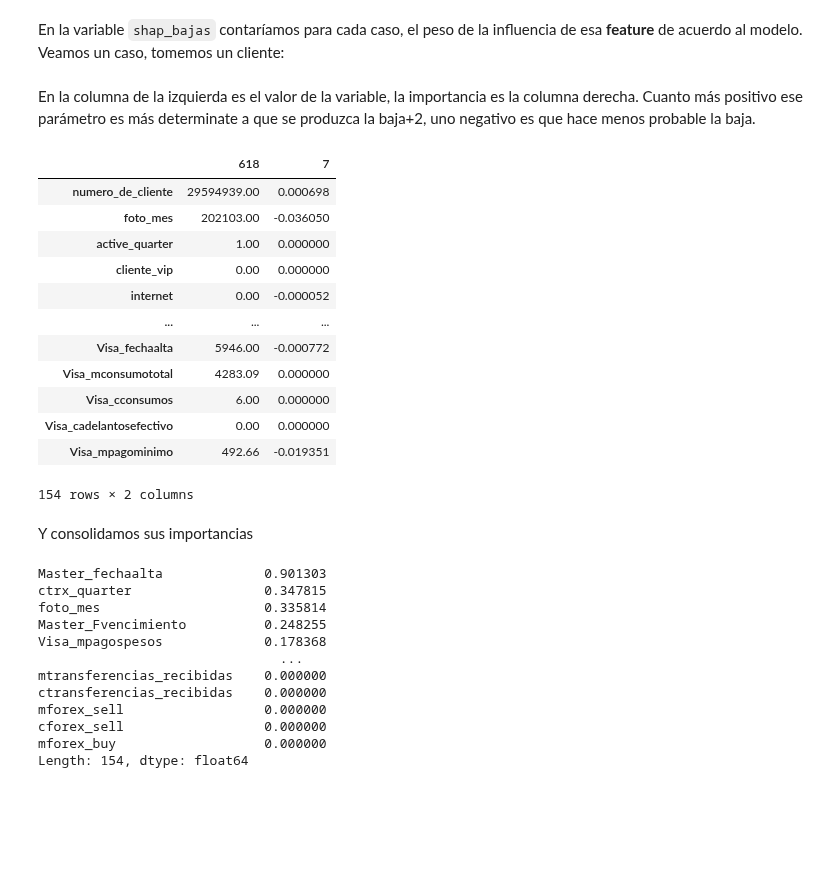
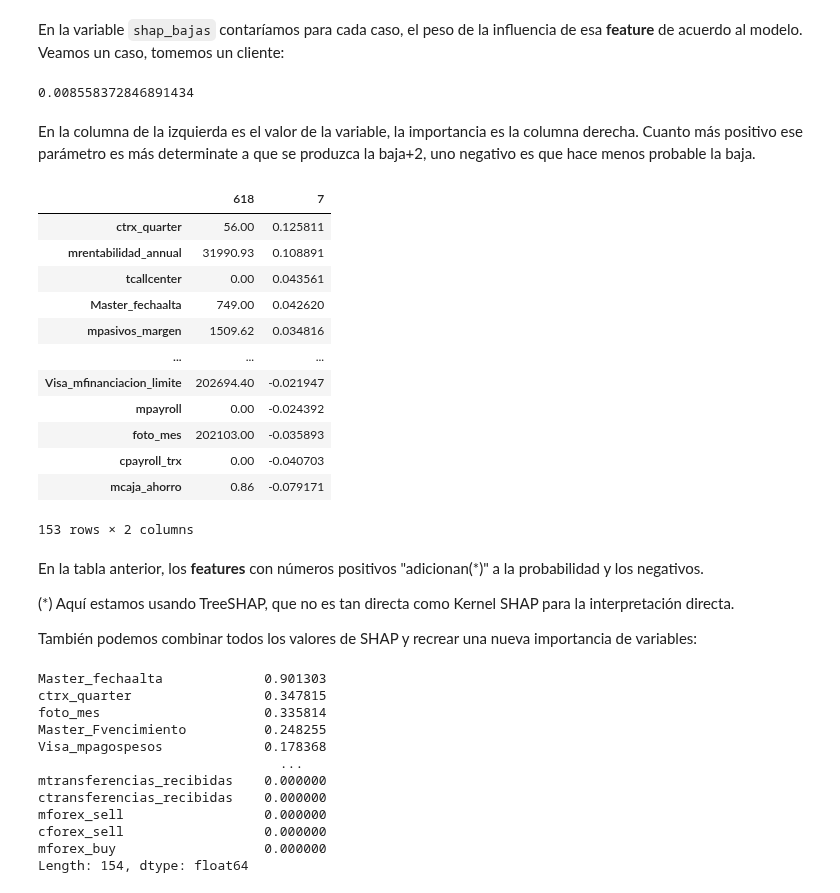
Before and after one commit to bettachini/dmeyf2023, a Jupyter notebook: zweite/801_Sobre_Interpretabilidad.ipynb, the cells around one changed output. Saved outputs shown, nothing was run; the diff lists cells and outputs as text; code cells hidden in the pictures; blank space fills up the shorter version.

```diff
--- a/zweite/801_Sobre_Interpretabilidad.ipynb
+++ b/zweite/801_Sobre_Interpretabilidad.ipynb
@@ -64,8 +50,10 @@ clase_train = ds_train["clase_ternaria"].map(lambda x: 0 if x == "CONTINUA" else
 Y armamos un **dataset** con solo los casos de **BAJAS+1** y **BAJAS+2**. Sacamos los de los **datasets** los targets.
 # %%
 ds_bajas = ds_train.query("clase_ternaria != 'CONTINUA'")
-ds_train = ds_train.drop("clase_ternaria", axis=1)
-ds_bajas = ds_bajas.drop("clase_ternaria", axis=1)
+ds_train = ds_train.drop(["clase_ternaria", "numero_de_cliente"], axis=1)
+# ds_train = ds_train.drop("clase_ternaria", axis=1)
+ds_bajas = ds_bajas.drop(["clase_ternaria", "numero_de_cliente"], axis=1)
+# ds_bajas = ds_bajas.drop("clase_ternaria", axis=1)
 # %% [markdown]
 Y hacemos un modelo **LGBM**. En este punto, usted agregue los mejores parámetros que haya encontrado.
 # %%
@@ -124,24 +109,36 @@ cliente_idx = 7 # el
+# %%
+# busco un caso en p_bajas, con un p alta, y tomo su índice
+cliente_idx = 7 # el
+print(p_bajas[cliente_idx])
+# %% [output]
+0.008558372846891434
 # %% [markdown]
 En la columna de la izquierda es el valor de la variable, la importancia es la columna derecha.
 Cuanto más positivo ese parámetro es más determinate a que se produzca la baja+2, uno negativo es que hace menos probable la baja.
 # %%
-pd.concat([ds_bajas.iloc[7], shap_bajas.iloc[7]], axis=1)
+df = pd.concat([ds_bajas.iloc[cliente_idx], shap_bajas.iloc[cliente_idx]], axis=1)
+# pd.concat([ds_bajas.iloc[7], shap_bajas.iloc[7]], axis=1)
+df.sort_values(by=[cliente_idx], ascending=False)
 # %% [output]
 |  | 618 | 7 |
-| numero_de_cliente | 29594939.00 | 0.000698 |
-| foto_mes | 202103.00 | -0.036050 |
-| active_quarter | 1.00 | 0.000000 |
-| cliente_vip | 0.00 | 0.000000 |
-| internet | 0.00 | -0.000052 |
+| ctrx_quarter | 56.00 | 0.125811 |
+| mrentabilidad_annual | 31990.93 | 0.108891 |
+| tcallcenter | 0.00 | 0.043561 |
+| Master_fechaalta | 749.00 | 0.042620 |
+| mpasivos_margen | 1509.62 | 0.034816 |
 | ... | ... | ... |
-| Visa_fechaalta | 5946.00 | -0.000772 |
-| Visa_mconsumototal | 4283.09 | 0.000000 |
-| Visa_cconsumos | 6.00 | 0.000000 |
-| Visa_cadelantosefectivo | 0.00 | 0.000000 |
-| Visa_mpagominimo | 492.66 | -0.019351 |
+| Visa_mfinanciacion_limite | 202694.40 | -0.021947 |
+| mpayroll | 0.00 | -0.024392 |
+| foto_mes | 202103.00 | -0.035893 |
+| cpayroll_trx | 0.00 | -0.040703 |
+| mcaja_ahorro | 0.86 | -0.079171 |
-154 rows × 2 columns
+153 rows × 2 columns
-# %% [markdown]
-Y consolidamos sus importancias
+# %% [markdown]
+En la tabla anterior, los **features** con números positivos "adicionan(*)" a la probabilidad y los negativos.
+
+(*) Aquí estamos usando TreeSHAP, que no es tan directa como Kernel SHAP para la interpretación directa.
+
+También podemos combinar todos los valores de SHAP y recrear una nueva importancia de variables:
 # %%
 shap_importancias = shap_bajas.abs().mean().sort_values(ascending=False)
 shap_importancias
```
Also changed, not shown: parts of 6 cells of this notebook, 1 other file.
